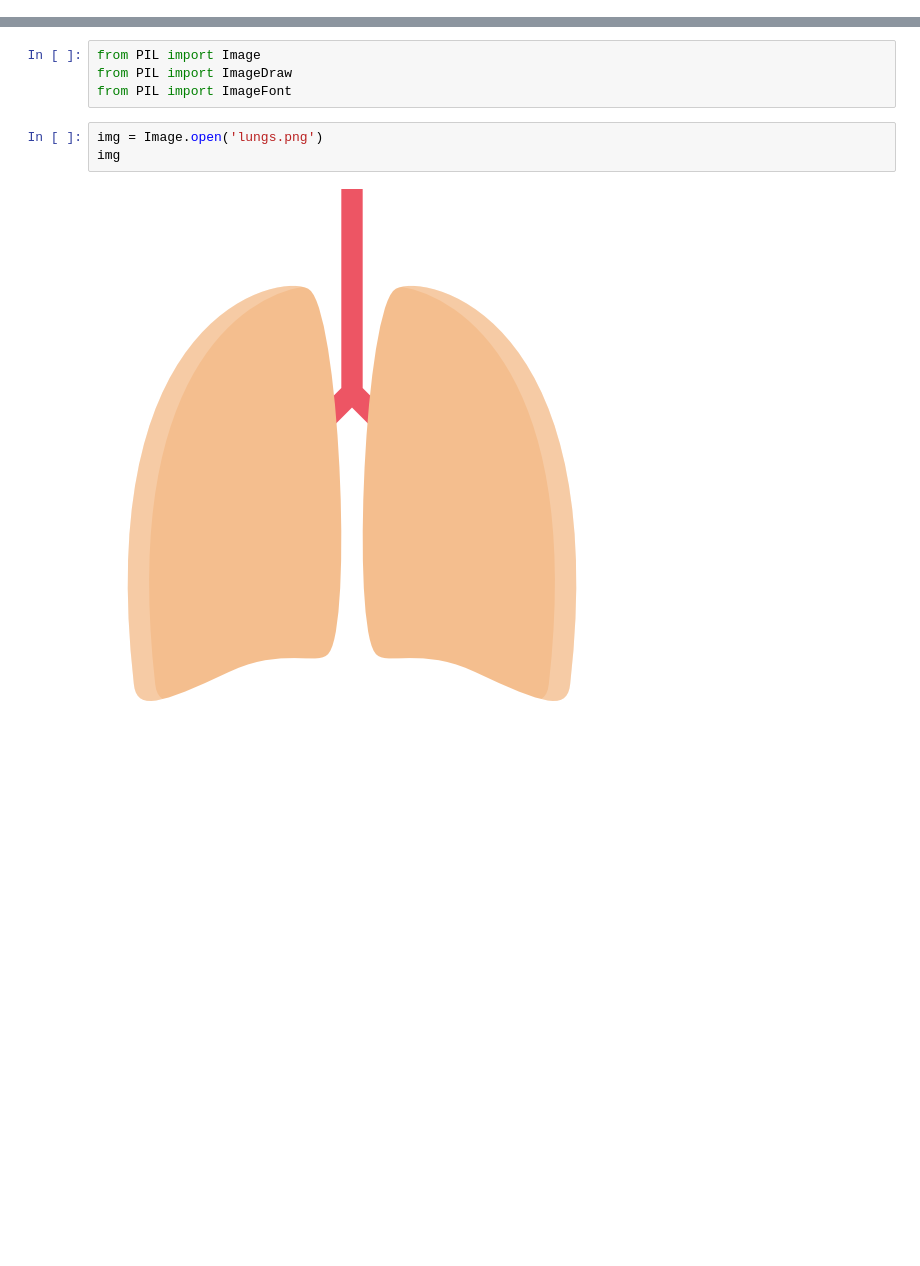
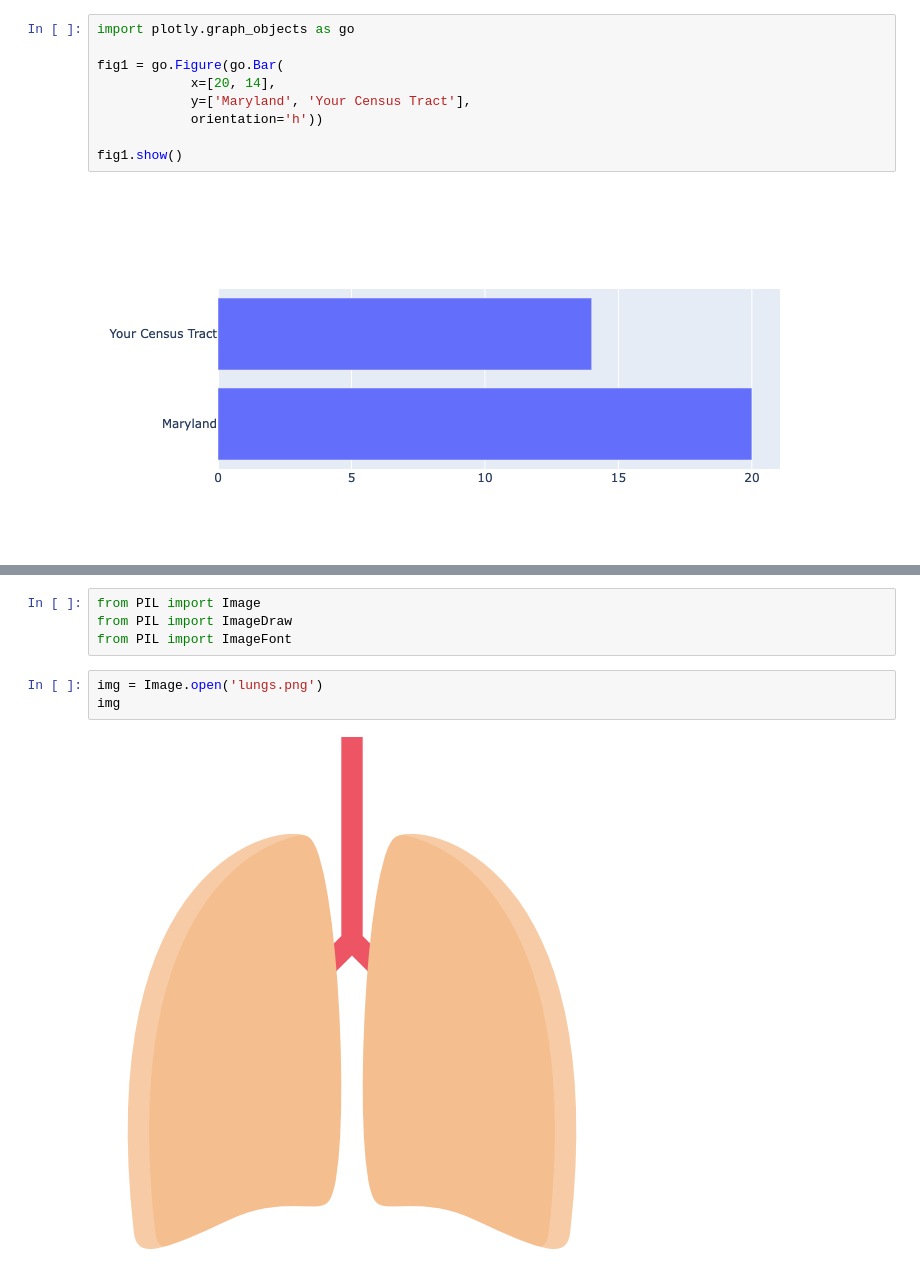
Before and after one commit to nfriedb1/DS4PH-Capstone-Neta-Xiang, a Jupyter notebook: visualizations.ipynb, the cells around one changed output, grey strips where cells are left out. Drawn from its saved outputs; the diff is of its cells as text; blank space fills up the shorter version.

```diff
--- a/visualizations.ipynb
+++ b/visualizations.ipynb
@@ -0,0 +1,11 @@
+# %%
+import plotly.graph_objects as go
+
+fig1 = go.Figure(go.Bar(
+            x=[20, 14],
+            y=['Maryland', 'Your Census Tract'],
+            orientation='h'))
+
+fig1.show()
+# %% [output]
+[figure, added]
```
Also changed, not shown: parts of 2 cells of this notebook, 2 other files.
